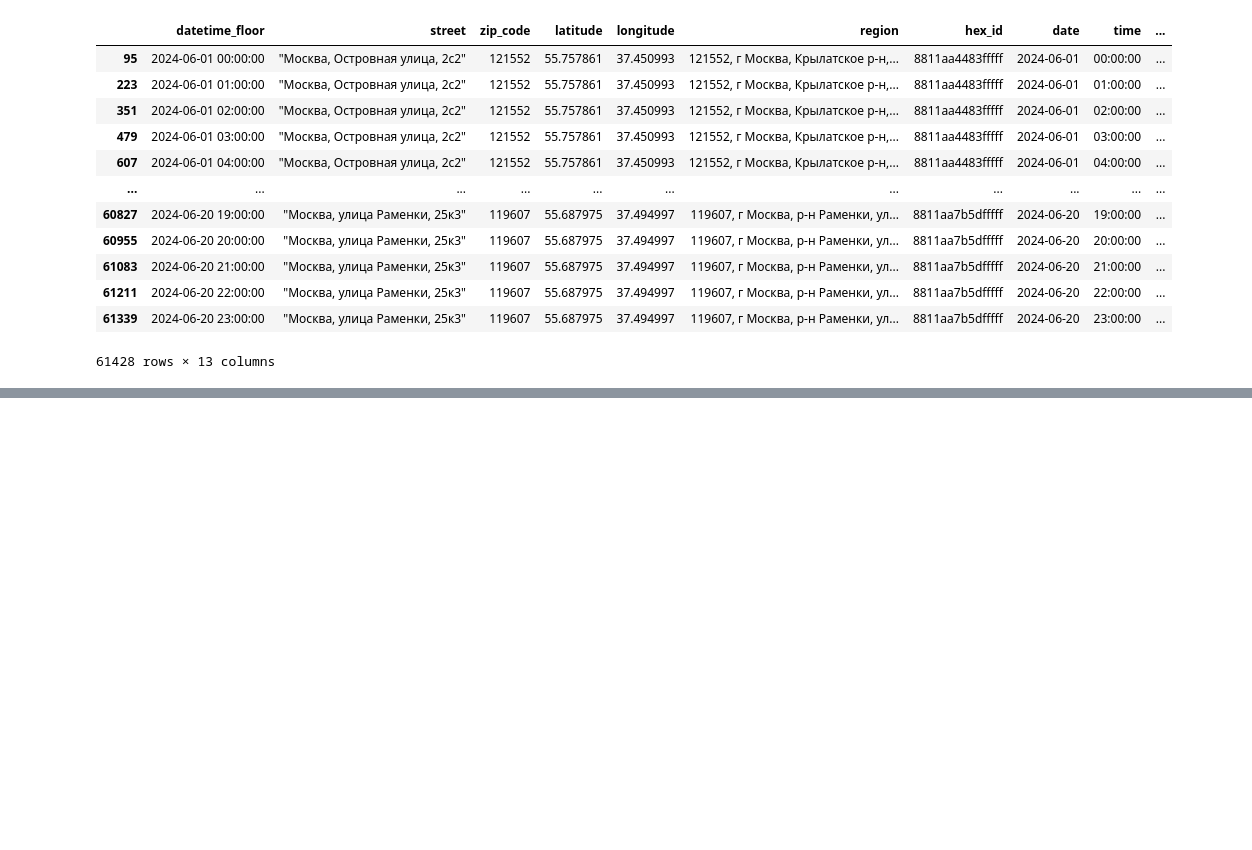
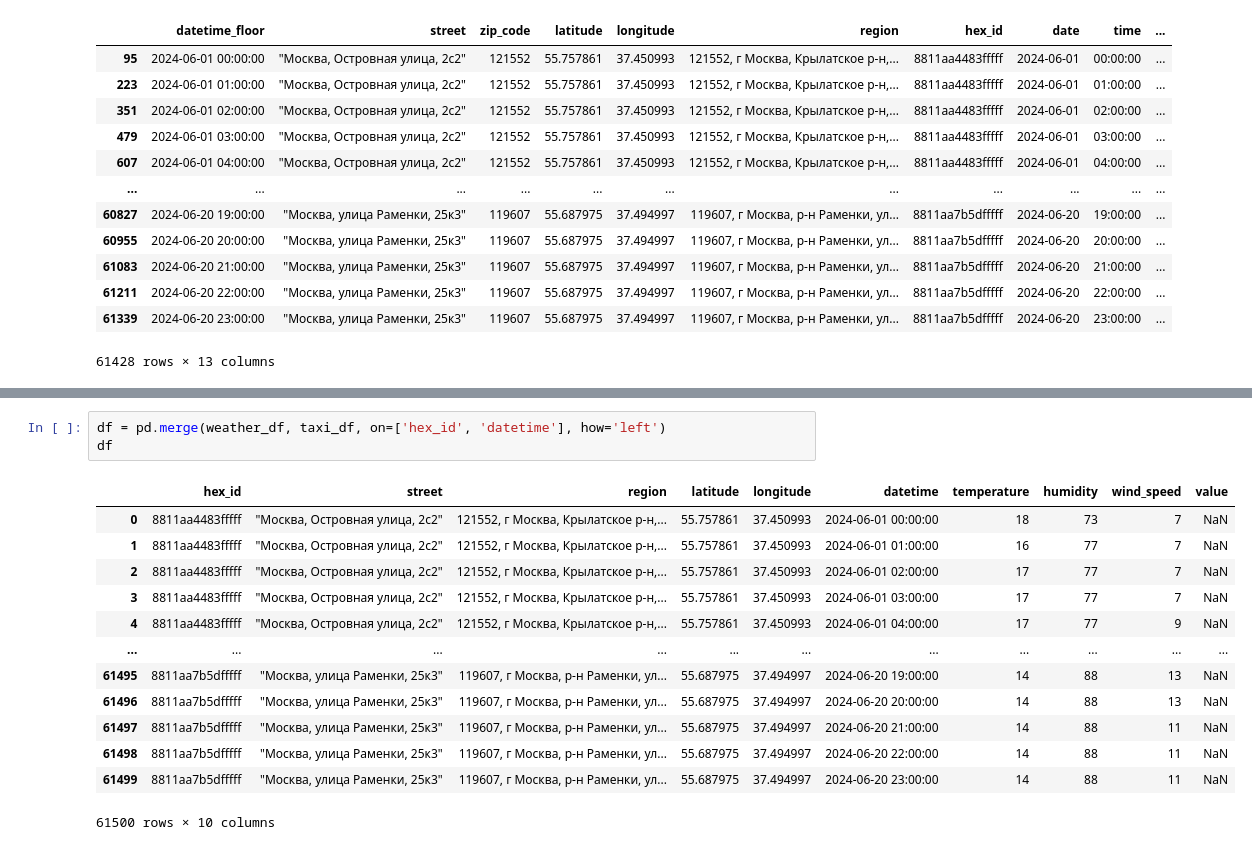
Before and after one commit to kudrmax/hse-datacamp, a Jupyter notebook: merge_tables.ipynb, the cells around one changed output, grey strips where cells are left out. Saved outputs shown, nothing was run; the diff lists cells and outputs as text; blank space fills up the shorter version.

```diff
--- a/merge_tables.ipynb
+++ b/merge_tables.ipynb
@@ -206,0 +271,17 @@ df
+# %%
+df = pd.merge(weather_df, taxi_df, on=['hex_id', 'datetime'], how='left')
+df
+# %% [output]
+|  | hex_id | street | region | latitude | longitude | datetime | temperature | humidity | wind_speed | value |
+| 0 | 8811aa4483fffff | "Москва, Островная улица, 2с2" | 121552, г Москва, Крылатское р-н,... | 55.757861 | 37.450993 | 2024-06-01 00:00:00 | 18 | 73 | 7 | NaN |
+| 1 | 8811aa4483fffff | "Москва, Островная улица, 2с2" | 121552, г Москва, Крылатское р-н,... | 55.757861 | 37.450993 | 2024-06-01 01:00:00 | 16 | 77 | 7 | NaN |
+| 2 | 8811aa4483fffff | "Москва, Островная улица, 2с2" | 121552, г Москва, Крылатское р-н,... | 55.757861 | 37.450993 | 2024-06-01 02:00:00 | 17 | 77 | 7 | NaN |
+| 3 | 8811aa4483fffff | "Москва, Островная улица, 2с2" | 121552, г Москва, Крылатское р-н,... | 55.757861 | 37.450993 | 2024-06-01 03:00:00 | 17 | 77 | 7 | NaN |
+| 4 | 8811aa4483fffff | "Москва, Островная улица, 2с2" | 121552, г Москва, Крылатское р-н,... | 55.757861 | 37.450993 | 2024-06-01 04:00:00 | 17 | 77 | 9 | NaN |
+| ... | ... | ... | ... | ... | ... | ... | ... | ... | ... | ... |
+| 61495 | 8811aa7b5dfffff | "Москва, улица Раменки, 25к3" | 119607, г Москва, р-н Раменки, ул... | 55.687975 | 37.494997 | 2024-06-20 19:00:00 | 14 | 88 | 13 | NaN |
+| 61496 | 8811aa7b5dfffff | "Москва, улица Раменки, 25к3" | 119607, г Москва, р-н Раменки, ул... | 55.687975 | 37.494997 | 2024-06-20 20:00:00 | 14 | 88 | 13 | NaN |
+| 61497 | 8811aa7b5dfffff | "Москва, улица Раменки, 25к3" | 119607, г Москва, р-н Раменки, ул... | 55.687975 | 37.494997 | 2024-06-20 21:00:00 | 14 | 88 | 11 | NaN |
+| 61498 | 8811aa7b5dfffff | "Москва, улица Раменки, 25к3" | 119607, г Москва, р-н Раменки, ул... | 55.687975 | 37.494997 | 2024-06-20 22:00:00 | 14 | 88 | 11 | NaN |
+| 61499 | 8811aa7b5dfffff | "Москва, улица Раменки, 25к3" | 119607, г Москва, р-н Раменки, ул... | 55.687975 | 37.494997 | 2024-06-20 23:00:00 | 14 | 88 | 11 | NaN |
+61500 rows × 10 columns
```
Also changed, not shown: parts of 11 cells of this notebook.
